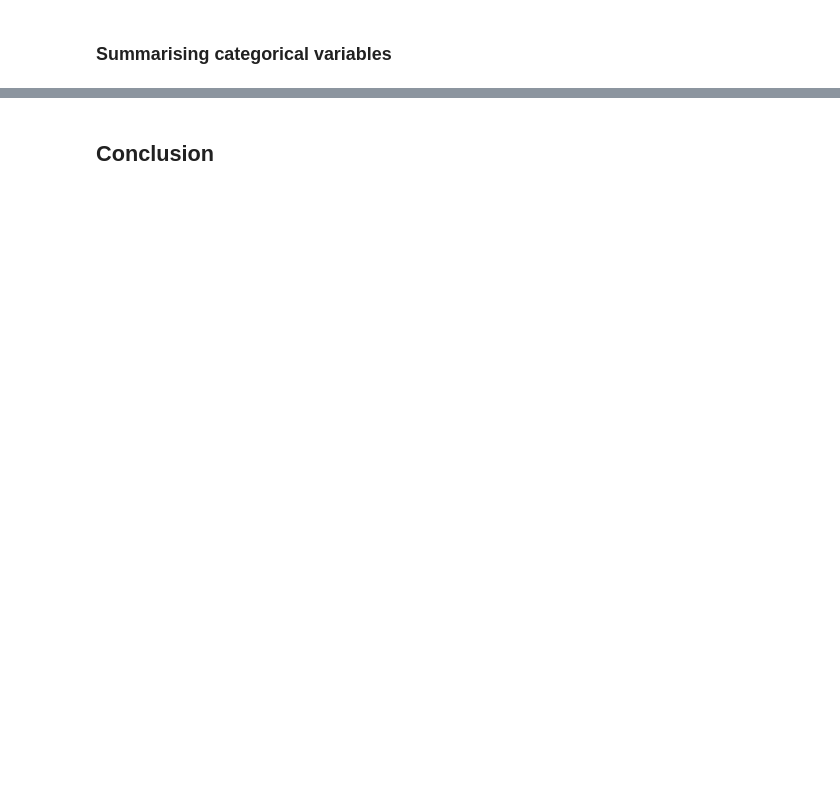
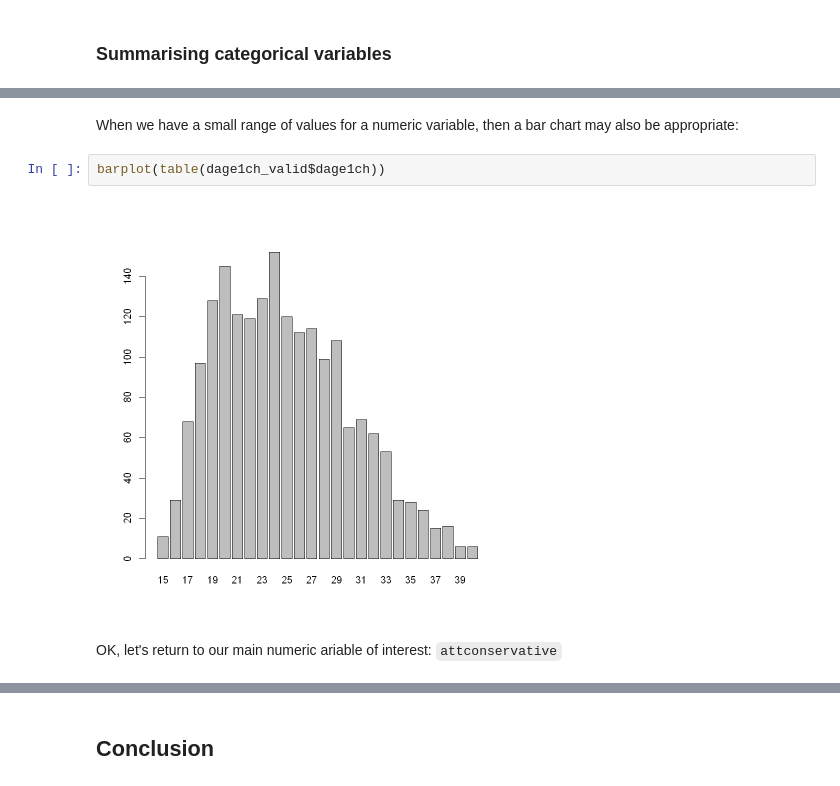
Before and after one commit to DiarmuidM/data-analysis-for-the-social-sciences-2021, a Jupyter notebook: lessons/dass-week-9-univariate-analysis-2021-11-15.ipynb, the cells around one changed output, grey strips where cells are left out. Drawn from its saved outputs; the diff is of its cells as text; blank space fills up the shorter version.

```diff
--- a/lessons/dass-week-9-univariate-analysis-2021-11-15.ipynb
+++ b/lessons/dass-week-9-univariate-analysis-2021-11-15.ipynb
@@ -183,2 +263,10 @@ summary(natsal$agrp)
+# %% [markdown]
+When we have a small range of values for a numeric variable, then a bar chart may also be appropriate:
+# %%
+barplot(table(dage1ch_valid$dage1ch))
+# %% [output]
+[figure, added]
+# %% [markdown]
+OK, let's return to our main numeric ariable of interest: `attconservative`
 # %%
 summary(natsal$attconservative)
```
Also changed, not shown: parts of 103 cells of this notebook, 4 other files.
